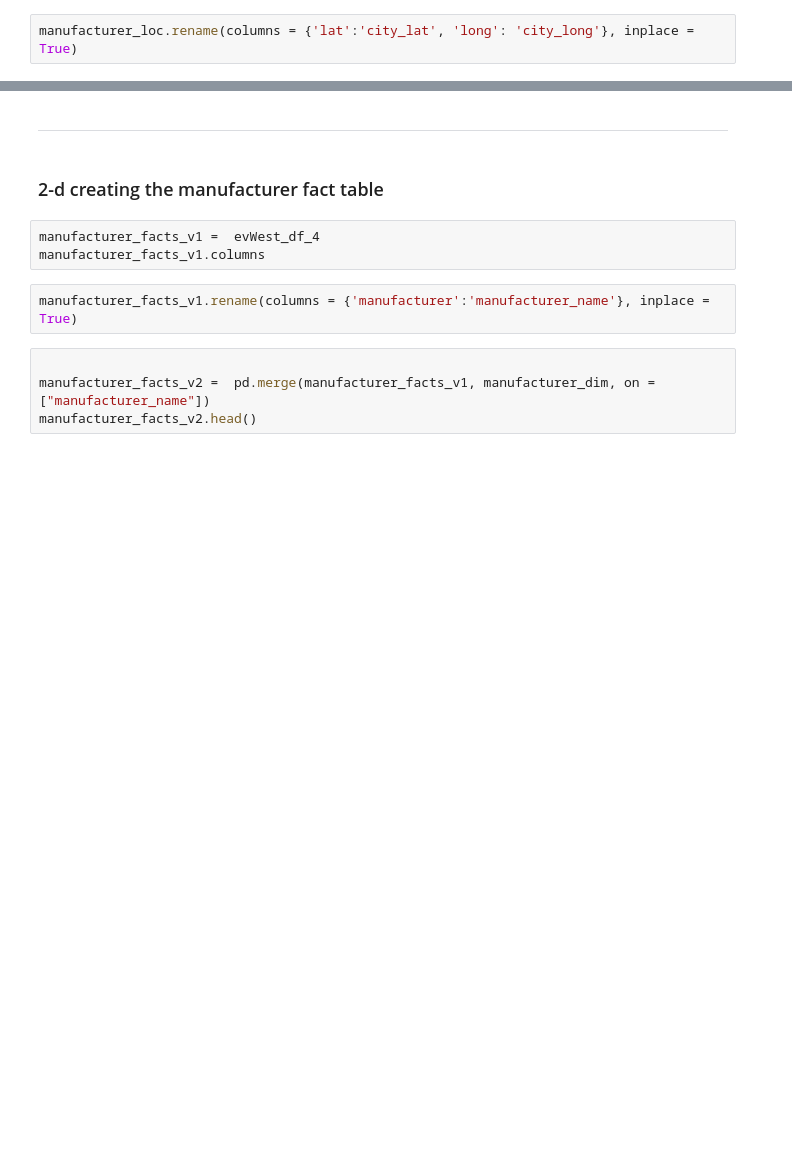
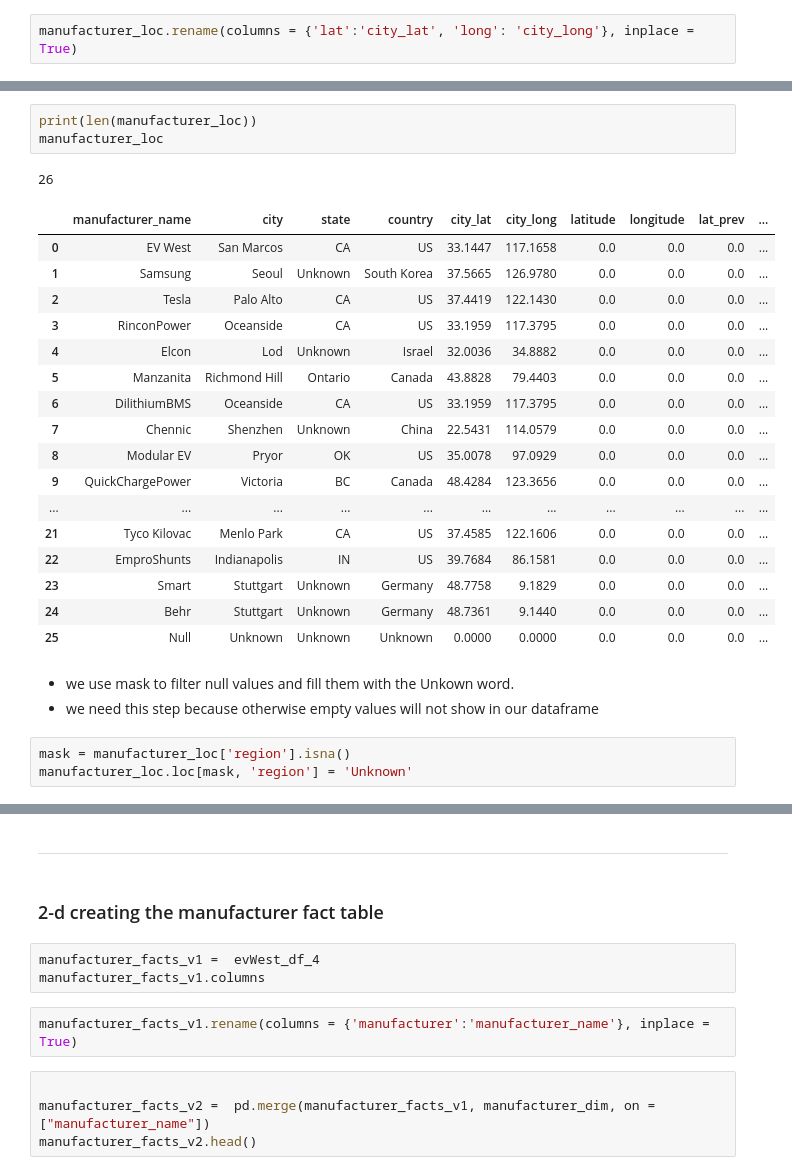
Before and after one commit to hicranA/partsUnlimitedDW, a Jupyter notebook: etl_evWest.ipynb, the cells around one changed output, grey strips where cells are left out. Saved outputs shown, nothing was run; the diff lists cells and outputs as text; blank space fills up the shorter version.

```diff
--- a/etl_evWest.ipynb
+++ b/etl_evWest.ipynb
@@ -427,0 +432,28 @@ manufacturer_loc_distinct = manufacturer_loc.groupby(['city', 'state', 'country'
+# %%
+print(len(manufacturer_loc))
+manufacturer_loc
+# %% [output]
+26
+|  | manufacturer_name | city | state | country | city_lat | city_long | latitude | longitude | lat_prev | ... |
+| 0 | EV West | San Marcos | CA | US | 33.1447 | 117.1658 | 0.0 | 0.0 | 0.0 | ... |
+| 1 | Samsung | Seoul | Unknown | South Korea | 37.5665 | 126.9780 | 0.0 | 0.0 | 0.0 | ... |
+| 2 | Tesla | Palo Alto | CA | US | 37.4419 | 122.1430 | 0.0 | 0.0 | 0.0 | ... |
+| 3 | RinconPower | Oceanside | CA | US | 33.1959 | 117.3795 | 0.0 | 0.0 | 0.0 | ... |
+| 4 | Elcon | Lod | Unknown | Israel | 32.0036 | 34.8882 | 0.0 | 0.0 | 0.0 | ... |
+| 5 | Manzanita | Richmond Hill | Ontario | Canada | 43.8828 | 79.4403 | 0.0 | 0.0 | 0.0 | ... |
+| 6 | DilithiumBMS | Oceanside | CA | US | 33.1959 | 117.3795 | 0.0 | 0.0 | 0.0 | ... |
+| 7 | Chennic | Shenzhen | Unknown | China | 22.5431 | 114.0579 | 0.0 | 0.0 | 0.0 | ... |
+| 8 | Modular EV | Pryor | OK | US | 35.0078 | 97.0929 | 0.0 | 0.0 | 0.0 | ... |
+| 9 | QuickChargePower | Victoria | BC | Canada | 48.4284 | 123.3656 | 0.0 | 0.0 | 0.0 | ... |
+| ... | ... | ... | ... | ... | ... | ... | ... | ... | ... | ... |
+| 21 | Tyco Kilovac | Menlo Park | CA | US | 37.4585 | 122.1606 | 0.0 | 0.0 | 0.0 | ... |
+| 22 | EmproShunts | Indianapolis | IN | US | 39.7684 | 86.1581 | 0.0 | 0.0 | 0.0 | ... |
+| 23 | Smart | Stuttgart | Unknown | Germany | 48.7758 | 9.1829 | 0.0 | 0.0 | 0.0 | ... |
+| 24 | Behr | Stuttgart | Unknown | Germany | 48.7361 | 9.1440 | 0.0 | 0.0 | 0.0 | ... |
+| 25 | Null | Unknown | Unknown | Unknown | 0.0000 | 0.0000 | 0.0 | 0.0 | 0.0 | ... |
+# %% [markdown]
+* we use mask to filter null values and fill them with the Unkown word.
+* we need this step because otherwise empty values will not show in our dataframe
+# %%
+mask = manufacturer_loc['region'].isna()
+manufacturer_loc.loc[mask, 'region'] = 'Unknown'
```
Also changed, not shown: parts of 28 cells of this notebook, 2 other files.
